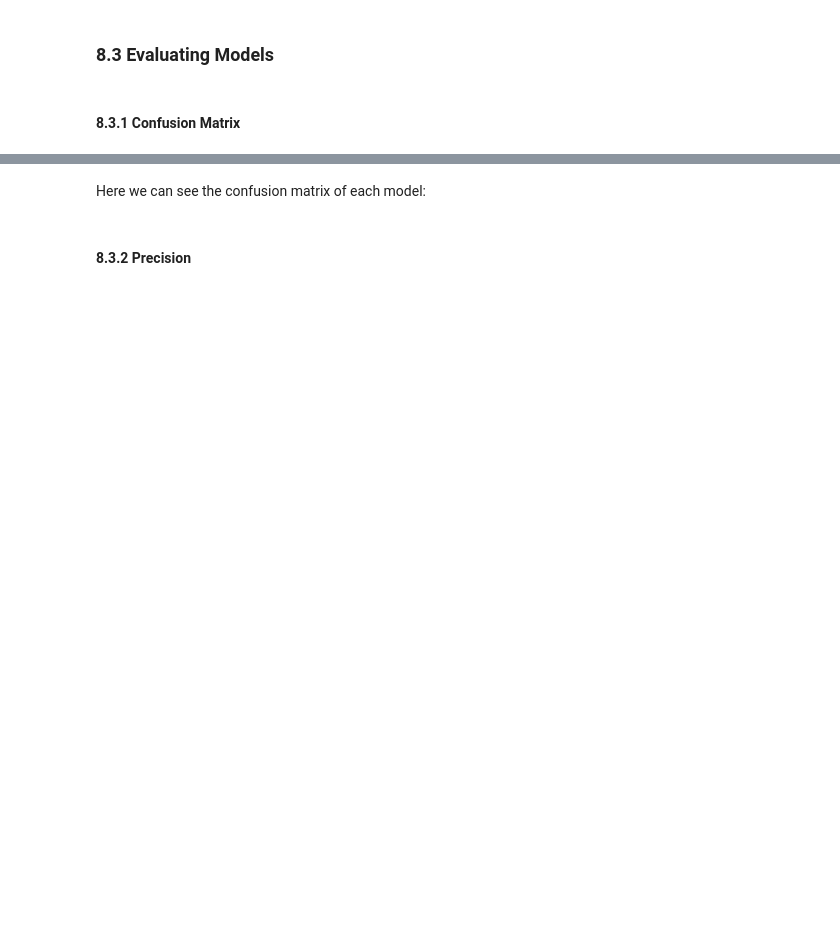
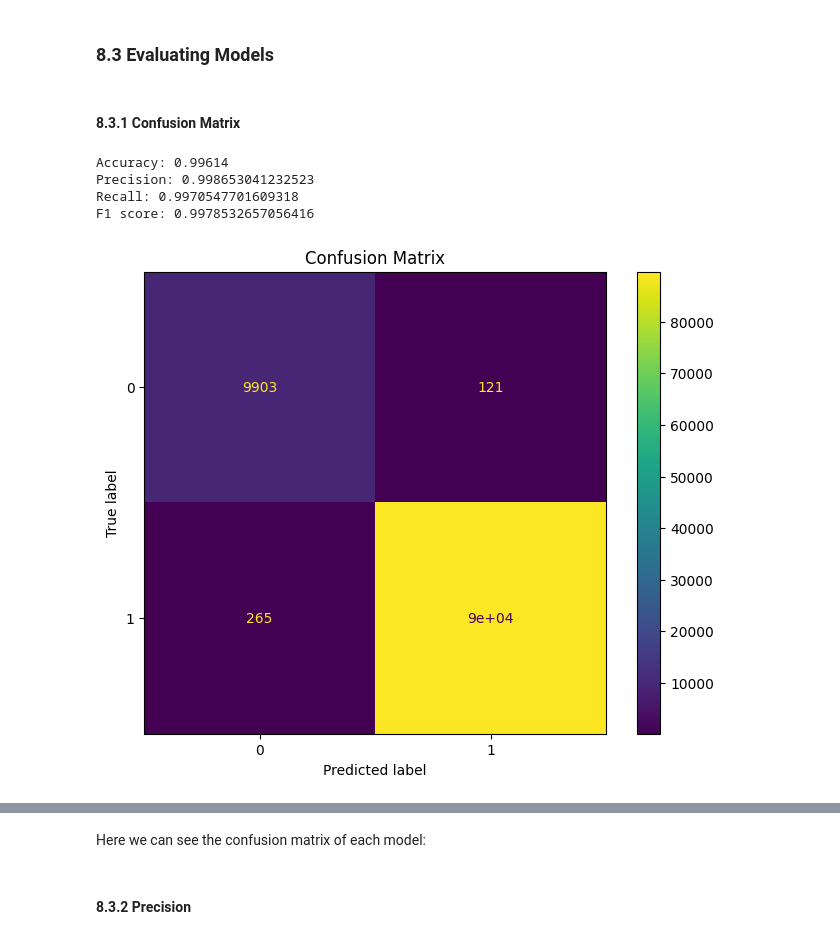
Before and after one commit to MitsukiS16/Evasive-PDF-Samples, a Jupyter notebook: Notebook_ref.ipynb, the cells around one changed output, grey strips where cells are left out. Drawn from its saved outputs; the diff is of its cells as text; code cells hidden in the pictures; blank space fills up the shorter version.

Commit message:
Dataset results coomparison for neural networks

```diff
--- a/Notebook_ref.ipynb
+++ b/Notebook_ref.ipynb
@@ -677,4 +652,34 @@ F1 score: 0.9978989728311619
+# %%
+neural_networks_data_best = neural_networks_algorithm(sample_best)
+(accuracy_best, precision_best, recall_best, f1_best, conf_matrix_best, neural_networks_classifier_best) = neural_networks_data_best
+
+
+neural_networks_data = neural_networks_algorithm(sample)
+(accuracy, precision, recall, f1, conf_matrix, neural_networks_classifier) = neural_networks_data
 # %% [markdown]
 ### 8.3 Evaluating Models
 # %% [markdown]
 #### 8.3.1 Confusion Matrix
+# %%
+#neural networks confusion matrix:
+
+#sample_best:
+
+print("Accuracy:", accuracy_best)
+print("Precision:", precision_best)
+print("Recall:", recall_best)
+print("F1 score:", f1_best)
+
+disp = metrics.ConfusionMatrixDisplay(confusion_matrix = conf_matrix_best, display_labels = decision_tree_classifier.classes_)
+
+# Plot the confusion matrix
+fig, ax = plt.subplots(figsize=(8, 6))
+disp.plot(ax=ax)
+ax.set_title('Confusion Matrix')
+plt.show()
+# %% [output]
+Accuracy: 0.99614
+Precision: 0.998653041232523
+Recall: 0.9970547701609318
+F1 score: 0.9978532657056416
+[figure, added]
```
Also changed, not shown: parts of 9 cells of this notebook.
